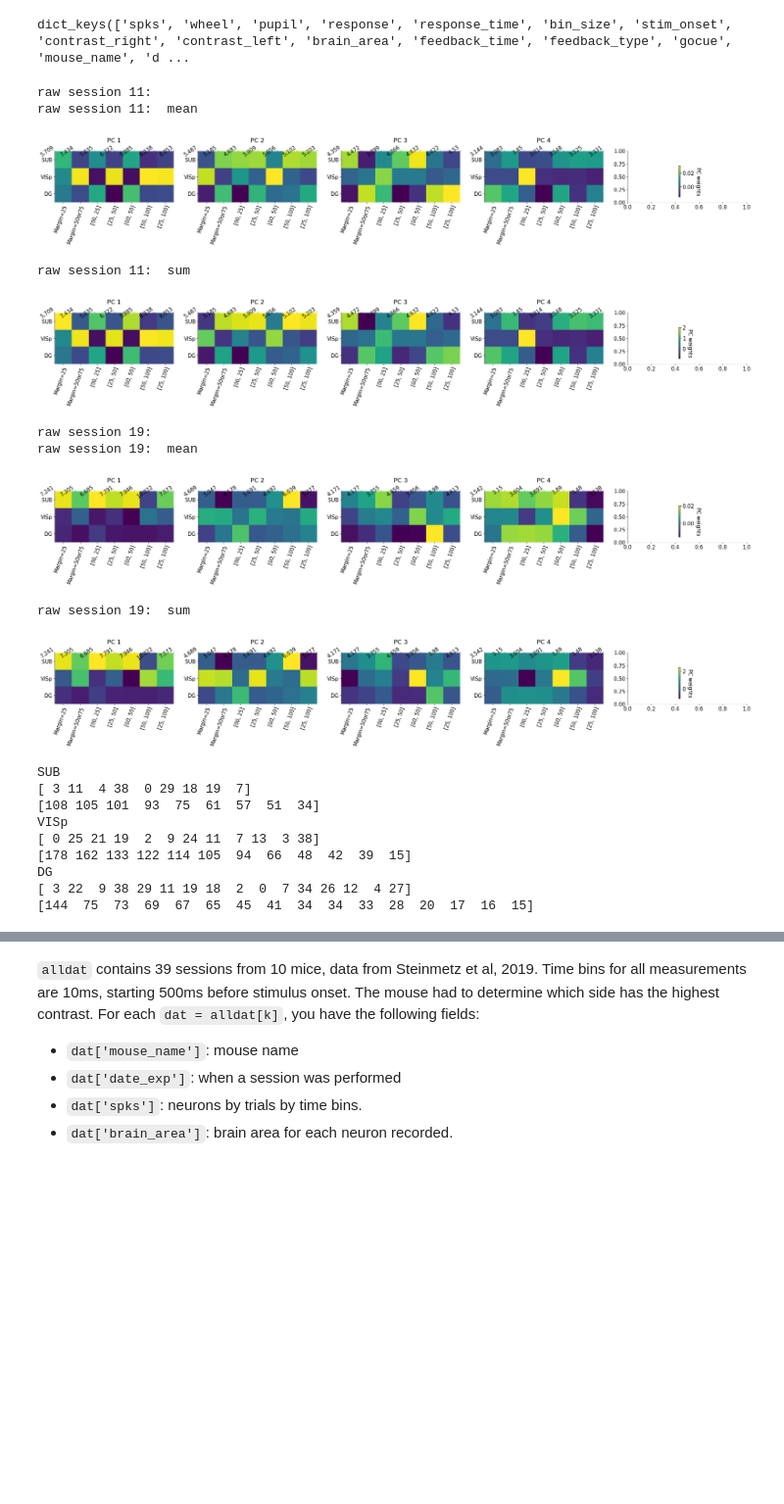
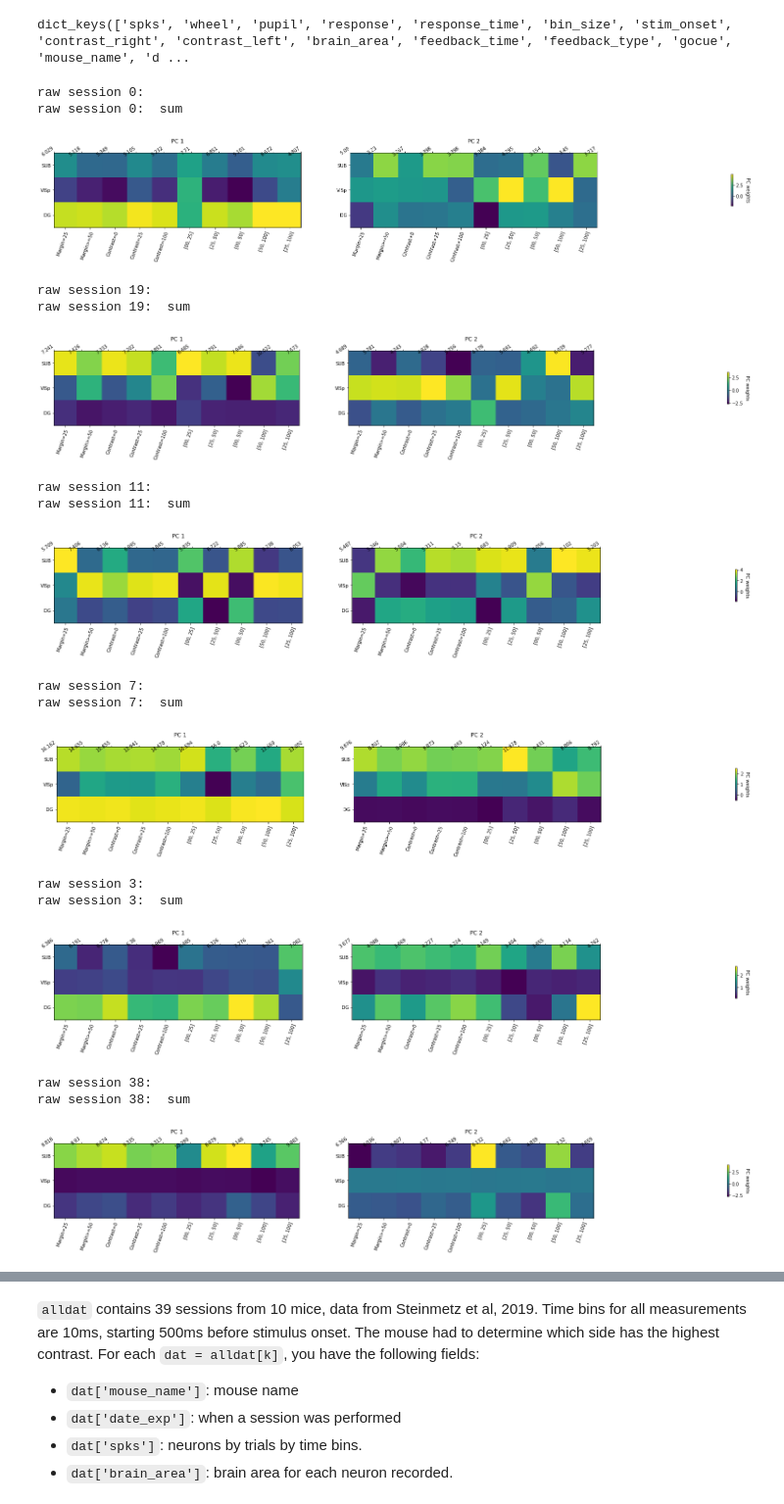
Before and after one commit to mitchellostrow/NM2020, a Jupyter notebook: lsd_427.ipynb, the cells around one changed output, grey strips where cells are left out. Shown at 98% size. Drawn from its saved outputs; the diff is of its cells as text; code cells hidden in the pictures; blank space fills up the shorter version.

Commit message:
included more sessions.

```diff
--- a/lsd_427.ipynb
+++ b/lsd_427.ipynb
@@ -300,7 +300,7 @@ def HeatMapTSegXBrainReg(PCperSlice_regions, brain_arr \
   yLen = PCperSlice_regions.shape[2] # y is brain region
 
   #fig, ax = plt.subplots() # create a plot; figsize: WidthxHeight, buggy
-  fig, axs = plt.subplots(1, len(choice_PC) + 1, figsize=(29, 4)) # for 3 regions
+  fig, axs = plt.subplots(1, len(choice_PC), figsize=(26.4, 3)) # for 3 regions
   #fig, axs = plt.subplots(1, len(choice_PC) + 1, figsize=(28, 10)) # all regions
   # do min(4,nPC) components
   for pc in range(len(choice_PC)):
@@ -356,7 +356,7 @@ def listSlices(start, end, step = 1):
     currentStart += step
   return temp
 # %%
-sessions_PCA = [11, 19] # all have SUB, VISp, and DG
+sessions_PCA = [0, 19, 11, 7, 3, 38] # all have SUB, VISp, and DG (VISp neuron counts descending)
 methodsStr = ['mean', 'sum', 'max', 'std'] # only mean & sum are used
 time_seg = [slice(51,75)]
 for s in sessions_PCA:
@@ -367,57 +367,71 @@ for s in sessions_PCA:
                               response != 0 )
   # CD = Contrast difference = Margin
   loCD_0025 = WF_filter427(vis_left, vis_right, 0.0, 0.25) # {0,25}
   loCD_2550 = WF_filter427(vis_left, vis_right, 0.25, 0.25) # {25,50}
   hiCD_0050 = WF_filter427(vis_left, vis_right, 0, 0.5) # {0,50}
   hiCD_50100 = WF_filter427(vis_left, vis_right, 0.5, 0.5) # {50,100}
   veryhiCD_25100 = WF_filter427(vis_left, vis_right, 0.25, 0.75) # {25,100}
 
   loMargin = WF_filter427(vis_left,vis_right,0.25,0.25,dir='BI')
-  hiMargin = np.logical_or(WF_filter427(vis_left,vis_right,0.50,0.50,dir='BI') \
-                           , WF_filter427(vis_left,vis_right,0.25,0.75,dir='BI'))
+  hiMargin = np.any((WF_filter427(vis_left,vis_right,0.50,0.50,dir='BI') \
+                   , WF_filter427(vis_left,vis_right,1.0,0.75,dir='DOWN') \
+                   , WF_filter427(vis_left,vis_right,1.0,1.0,dir='DOWN')), axis = 0)
+
+  nullC = np.any((WF_filter427(vis_left,vis_right,0.0,0.25,dir='UP') \
+                , WF_filter427(vis_left,vis_right,0.0,0.50,dir='UP') \
+                , WF_filter427(vis_left,vis_right,0.0,1.0,dir='UP')), axis = 0)
+  loC = np.any((WF_filter427(vis_left,vis_right,0.25,0.25,dir='BI') \
+              , WF_filter427(vis_left,vis_right,0.25,0.75,dir='UP')), axis = 0)
+  hiC = np.any((WF_filter427(vis_left,vis_right,1.0,0.50,dir='DOWN') \
+              , WF_filter427(vis_left,vis_right,1.0,0.75,dir='DOWN') \
+              , WF_filter427(vis_left,vis_right,1.0,1.0,dir='DOWN')), axis = 0)
+
   clm = np.logical_and(is_correct, loMargin)
   chm = np.logical_and(is_correct, hiMargin)
   iclm = np.logical_and(~is_correct, loMargin)
   ichm = np.logical_and(~is_correct, hiMargin)
   #trial_seg = [is_correct, ~is_correct, loMargin, hiMargin, clm, chm, iclm, ichm]
-  trial_seg = [loMargin, hiMargin, loCD_0025, loCD_2550, hiCD_0050, hiCD_50100, veryhiCD_25100]
-  x_arr = ['Margin=25', 'Margin=50or75' \
+  trial_seg = [loMargin, hiMargin, nullC, loC, hiC \
+             , loCD_0025, loCD_2550, hiCD_0050, hiCD_50100, veryhiCD_25100]
+  x_arr = ['Margin=25', 'Margin>=50', 'Contrast=0', 'Contrast=25', 'Contrast=100' \
          , '[00, 25]', '[25, 50]' \
          , '[00, 50]', '[50, 100]' \
          , '[25, 100]']
   print('raw session %0.f:' %s)
   brain_arr, _, PCperSlice_regions, varperSlice = \
-    VarHunter427(alldat[s], time_seg = time_seg, trial_seg = trial_seg, trial_seg_isBoolMask = True, regions_str = ['SUB', 'VISp', 'DG'])
+    VarHunter427(alldat[s], time_seg = time_seg, nPC = 2, trial_seg = trial_seg, trial_seg_isBoolMask = True, regions_str = ['SUB', 'VISp', 'DG'])
   # make percentage by multiplying it by 100
   varperSlice = varperSlice * 100
-  for i in range(len(methodsStr) - 2): # use only mean and sum
+  for i in [1]: # use only sum
     print('raw session %0.f:' %s, ' %s' %methodsStr[i])
     HeatMapTSegXBrainReg(PCperSlice_regions[methodsStr[i]], brain_arr \
-                       , choice_PC = [0,1,2,3], x_arr = x_arr, x2_arr = varperSlice)
+                       , choice_PC = [0,1], x_arr = x_arr, x2_arr = varperSlice)
 
 brainRegions, sessionList, neuronNumList = BrainRegions427(alldat)
-for i in [13, 4, 3]: # SUB, VISp, DG
+setlist = list()
+for i in [12, 4, 3]: # SUB, VISp, DG
   # session 11, 19, 38 show up in all three regions
   print(brainRegions[i])
   print(sessionList[i])
   print(neuronNumList[i])
+  setlist.append(set(sessionList[i]))
+print('sessions containing all 3 regions: SUB, VISp, DG:', setlist[0].intersection(setlist[1],setlist[2]))
 # %% [output]
-raw session 11:
-raw session 11:  mean
+raw session 0:
+raw session 0:  sum
-[figure, old version]
+[figure, new version]
-raw session 11:  sum
+raw session 19:
+raw session 19:  sum
-[figure, old version]
+[figure, new version]
-raw session 19:
-raw session 19:  mean
+raw session 11:
+raw session 11:  sum
-[figure, old version]
+[figure, new version]
-raw session 19:  sum
+raw session 7:
+raw session 7:  sum
-[figure, old version]
+[figure, new version]
-SUB
-[ 3 11  4 38  0 29 18 19  7]
-[108 105 101  93  75  61  57  51  34]
-VISp
-[ 0 25 21 19  2  9 24 11  7 13  3 38]
-[178 162 133 122 114 105  94  66  48  42  39  15]
-DG
-[ 3 22  9 38 29 11 19 18  2  0  7 34 26 12  4 27]
-[144  75  73  69  67  65  45  41  34  34  33  28  20  17  16  15]
+raw session 3:
+raw session 3:  sum
+[figure, added]
+raw session 38:
+raw session 38:  sum
+[figure, added]
```
Also changed, not shown: parts of 1 cell of this notebook.
